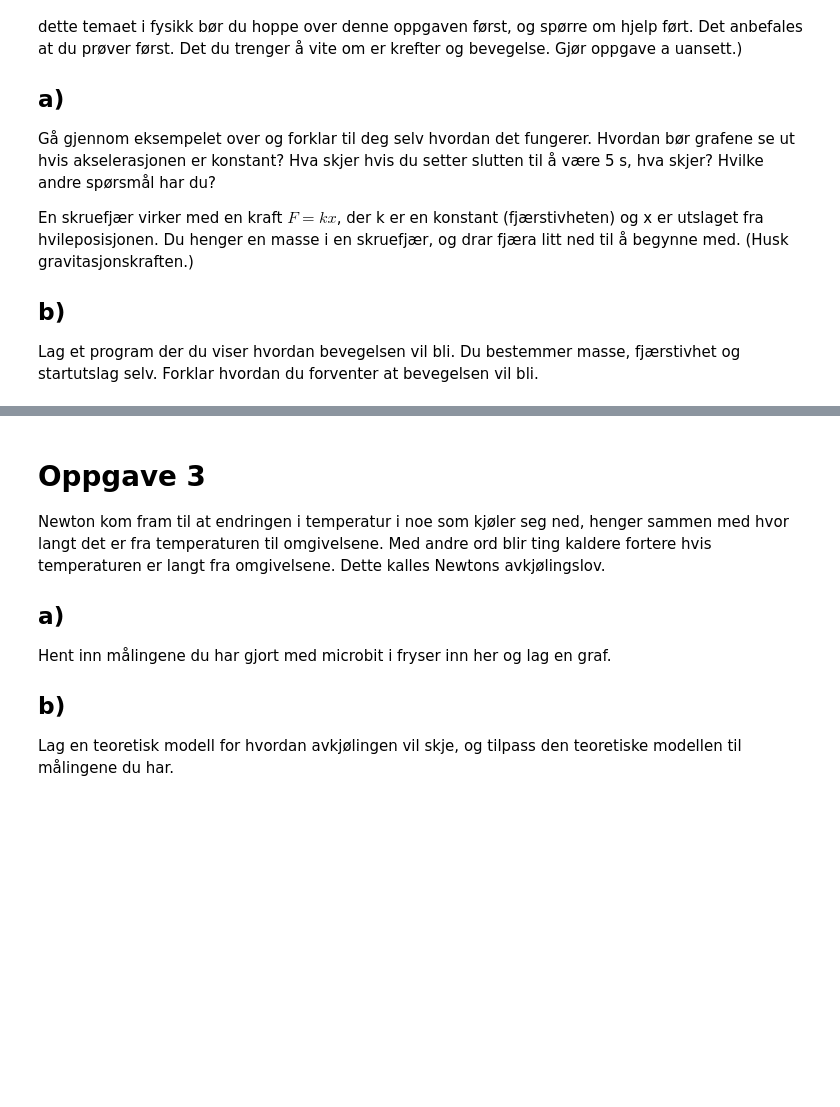
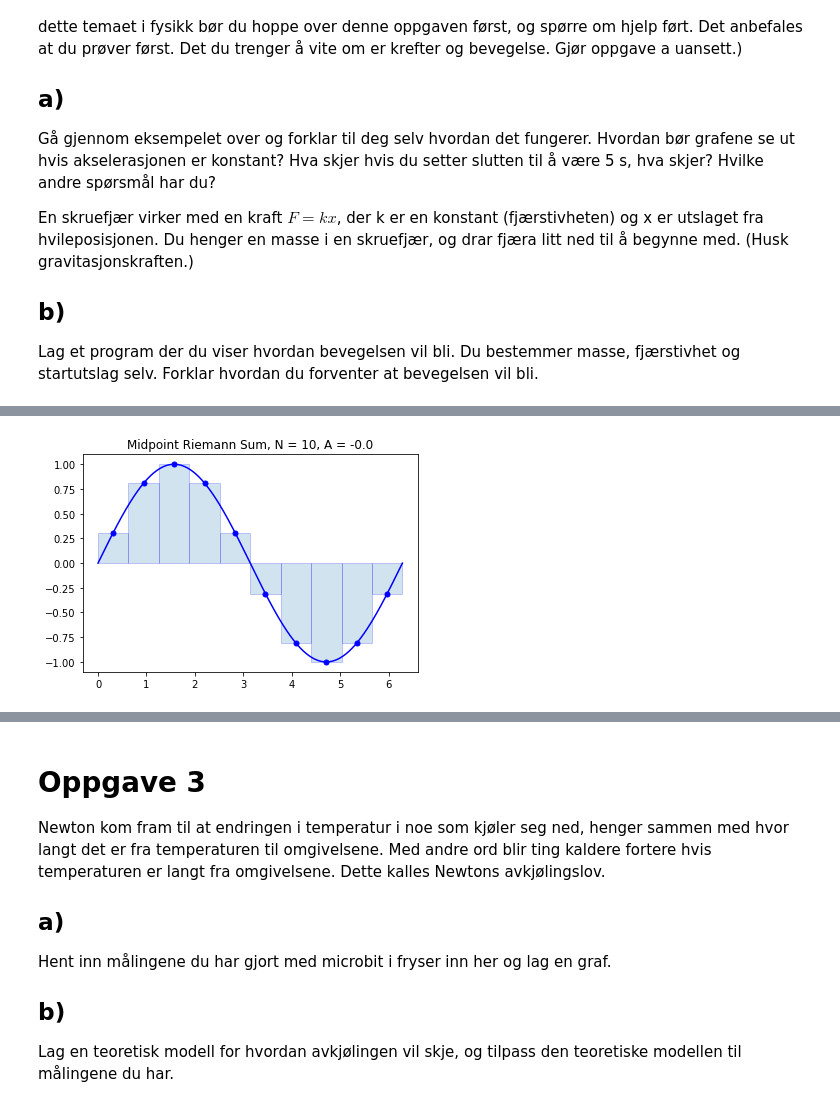
Before and after one commit to Frederik353/Programering-og-Modelering-X, a Jupyter notebook: øving 7/Øving 7.ipynb, the cells around one changed output, grey strips where cells are left out. Saved outputs shown, nothing was run; the diff lists cells and outputs as text; code cells hidden in the pictures; blank space fills up the shorter version.

```diff
--- a/øving 7/Øving 7.ipynb
+++ b/øving 7/Øving 7.ipynb
@@ -175,0 +398,9 @@ Lag et program som finner arealet under forskjellige funksjoner. Finn arealet un
+# %%
+# Midpoint
+x_mid = (x[:-1] + x[1:])/2
+y_mid = f(x_mid)
+sum = sum_under(2, X, Y, x_mid, y_mid)
+plt.title(f"Midpoint Riemann Sum, N = {N}, A = {sum}")
+plt.show()
+# %% [output]
+[figure, added]
```
Also changed, not shown: parts of 8 cells of this notebook, 6 other files.
